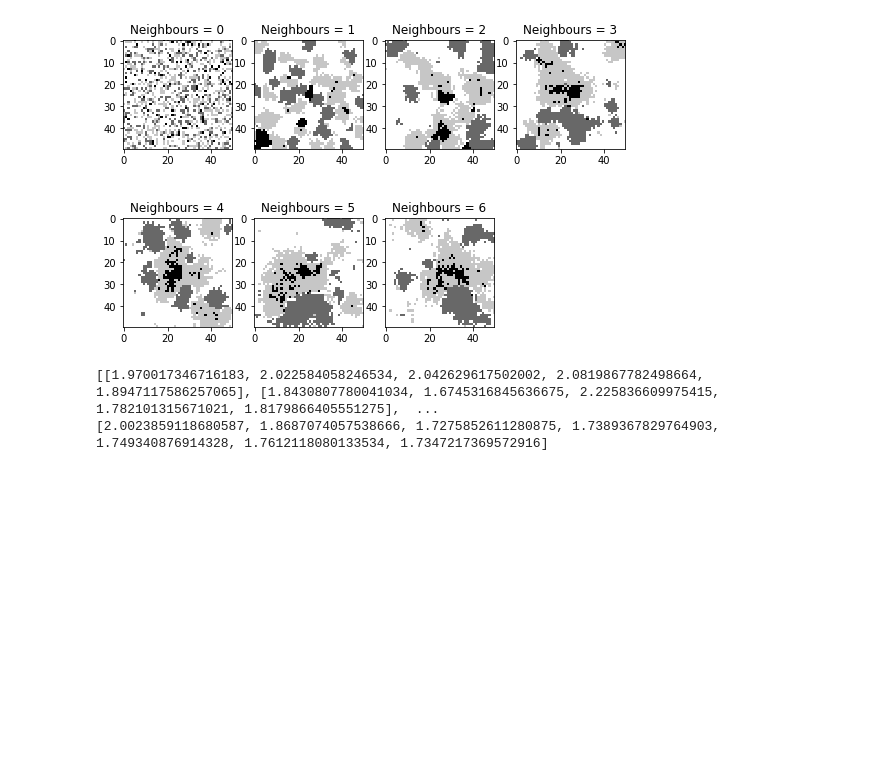
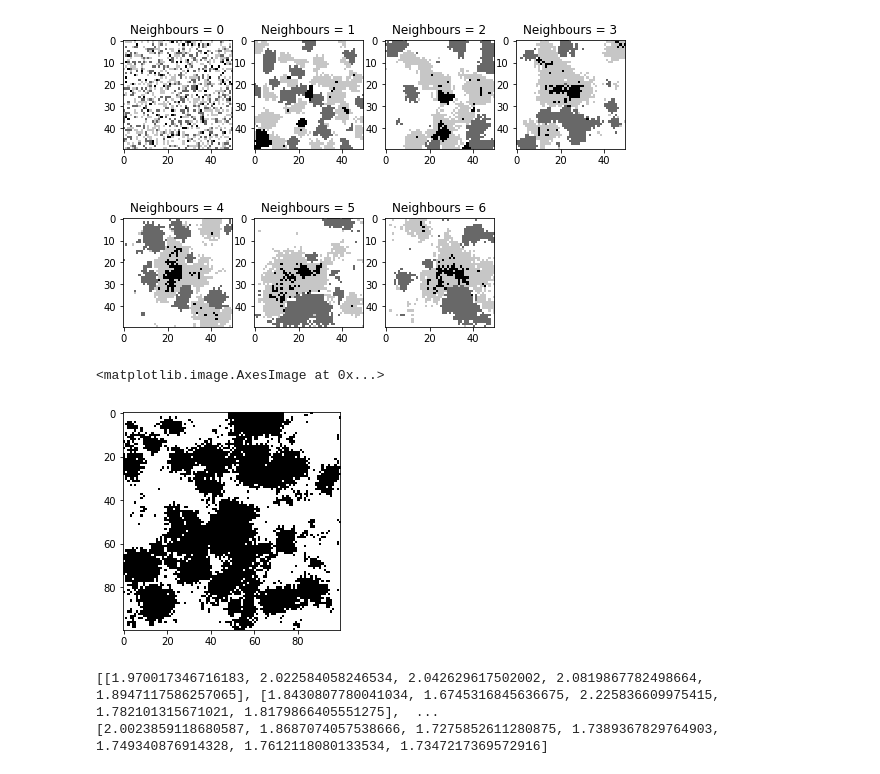
Before and after one commit to TessaRidderikhoff/UrbanGrowth, a Jupyter notebook: hicTes.ipynb, the cells around one changed output. Saved outputs shown, nothing was run; the diff lists cells and outputs as text; code cells hidden in the pictures; blank space fills up the shorter version.

```diff
--- a/hicTes.ipynb
+++ b/hicTes.ipynb
@@ -513,6 +513,27 @@ for n in neighboursnum:
 plt.show()
 # %% [output]
 [figure]
+# %%
+width = 100
+height = 100
+steps = 40
+a = 1.5
+Nh = 0.02
+
+initialcity = np.zeros((width, height))
+
+initialcity[int(width/2), int(height/2)] = 1
+
+citiesovertime = simulate_growth(initialcity, width, height, steps, Nh, a, mkd, n)
+
+citiesovertime[24][citiesovertime[24] == 2] = 1
+citiesovertime[24][citiesovertime[24] == 3] = 1
+
+
+plt.imshow(citiesovertime[24], cmap = "Greys")
+# %% [output]
+<matplotlib.image.AxesImage at 0x...>
+[figure, added]
 # %%
 neighboursnum = [0, 1, 2, 3, 4, 5, 6]
 width = 50
```
Also changed, not shown: 9 other files.
